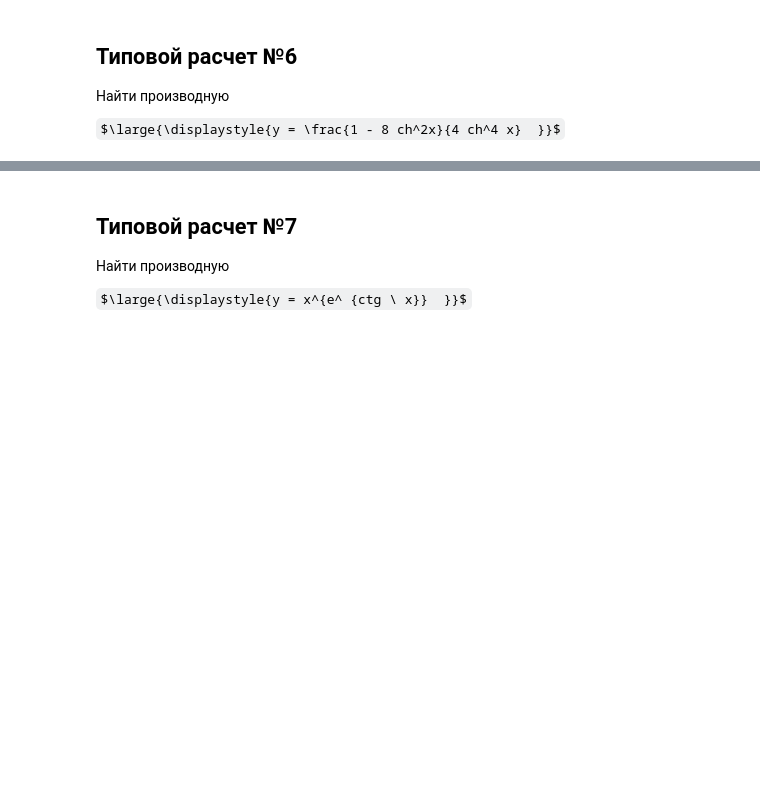
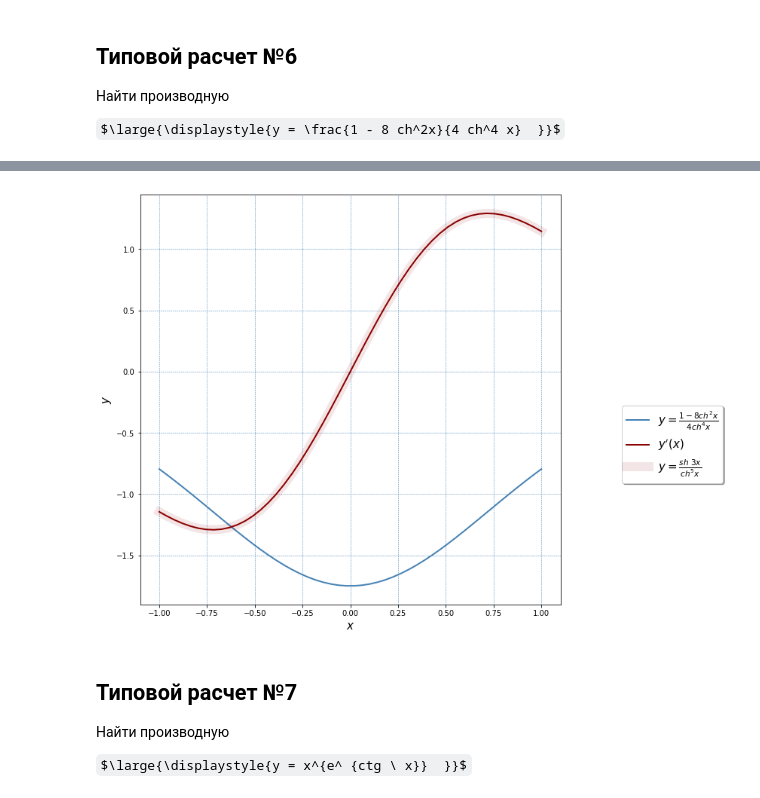
Before and after one commit to OlgaBelitskaya/math_20182019, a Jupyter notebook: mathanalysis_standardcalc201-208.ipynb, the cells around one changed output, grey strips where cells are left out. Cells and saved outputs as stored; diff of their text form; code cells hidden in the pictures; some formulas as TeX source; blank space fills up the shorter version.

```diff
--- a/mathanalysis_standardcalc201-208.ipynb
+++ b/mathanalysis_standardcalc201-208.ipynb
@@ -375,3 +429,18 @@ $\large{\displaystyle{y = \frac{1 - 8 ch^2x}{4 ch^4 x}  }}$
+# %%
+x = numpy.linspace(-1, 1)
+f =  lambda x: (1 - 8 * numpy.cosh(x) ** 2) / (4 * numpy.cosh(x) ** 4)
+df = lambda x: - numpy.sinh(x) * (1 - 8 * numpy.cosh(x) ** 2) / numpy.cosh(x) ** 5 - 4 * numpy.sinh(x) / numpy.cosh(x) ** 3
+g = lambda x: numpy.sinh(3 * x) / numpy.cosh(x) ** 5
+
+plt.figure(figsize=(10,10)) ; plt.grid(c='steelblue',ls='--',lw=0.5)
+plt.plot(x, f(x), c='steelblue', lw=2, label=r'$y = \frac{1 - 8 ch^2x}{4 ch^4 x}$')
+plt.plot(x, df(x), c='darkred', lw=2, label=r'$y^{\prime}(x)$')
+plt.plot(x, g(x), c='darkred', lw=12, alpha=0.1, label=r'$y =  \frac{sh \ 3x}{ch^5 x}$')
+
+plt.xlabel(r'$x$', fontsize=15); plt.ylabel(r'$y$', fontsize=15)
+plt.legend(fontsize=15, shadow=True, bbox_to_anchor=(1.4,0.5));
+# %% [output]
+[figure, added]
 # %% [markdown]
 ## Типовой расчет №7
 
```
Also changed, not shown: parts of 12 cells of this notebook.
